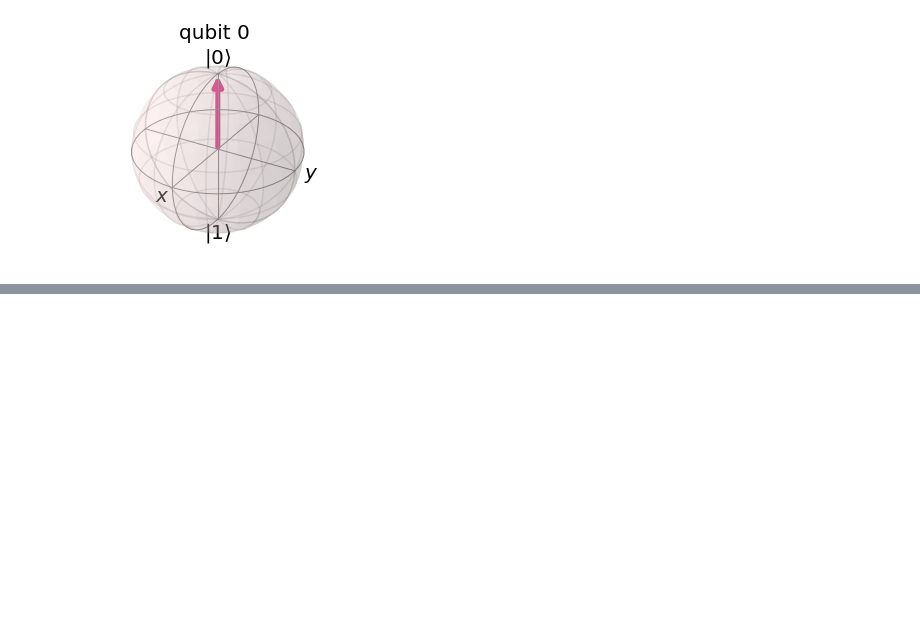
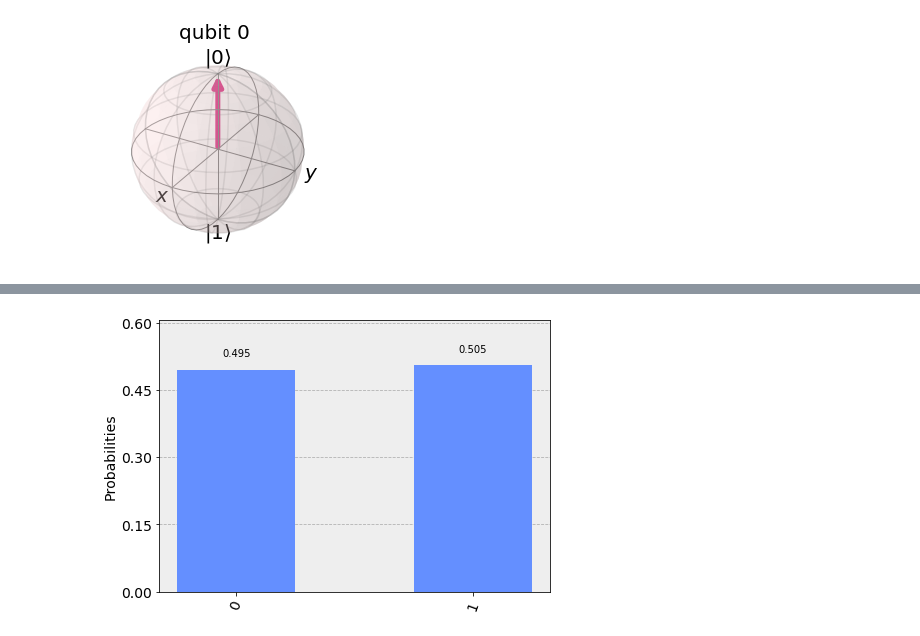
Before and after one commit to jinyeom/QuantumML, a Jupyter notebook: QuantumML.ipynb, the cells around one changed output, grey strips where cells are left out. Saved outputs shown, nothing was run; the diff lists cells and outputs as text; code cells hidden in the pictures; blank space fills up the shorter version.

```diff
--- a/QuantumML.ipynb
+++ b/QuantumML.ipynb
@@ -70,0 +78,10 @@ Let's make the coin unbiased now. This can be done with an operator called **int
+# %%
+from numpy import pi
+
+circuit = QuantumCircuit(q, c)
+circuit.ry(pi/2, q[0])  # rotate around Y by pi/2
+circuit.measure(q, c)
+job = qiskit.execute(circuit, backend, shots=1000)
+plot_histogram(job.result().get_counts(circuit))
+# %% [output]
+[figure, added]
```
Also changed, not shown: parts of 5 cells of this notebook.
